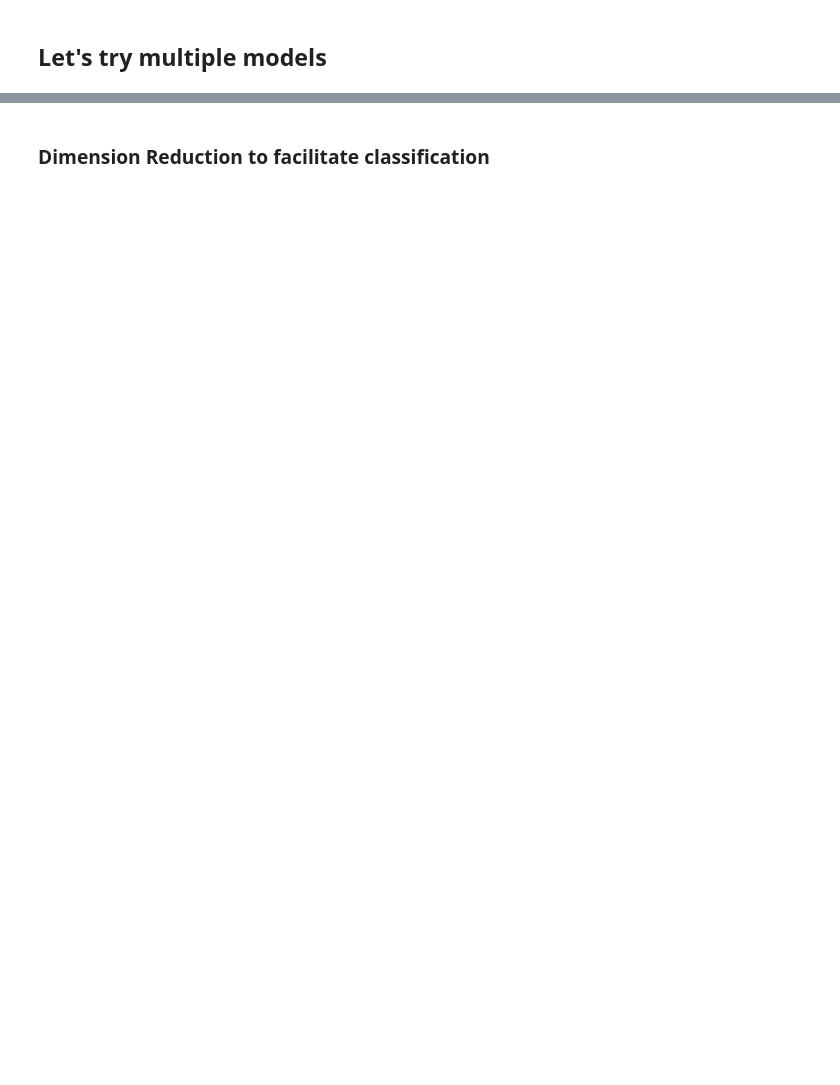
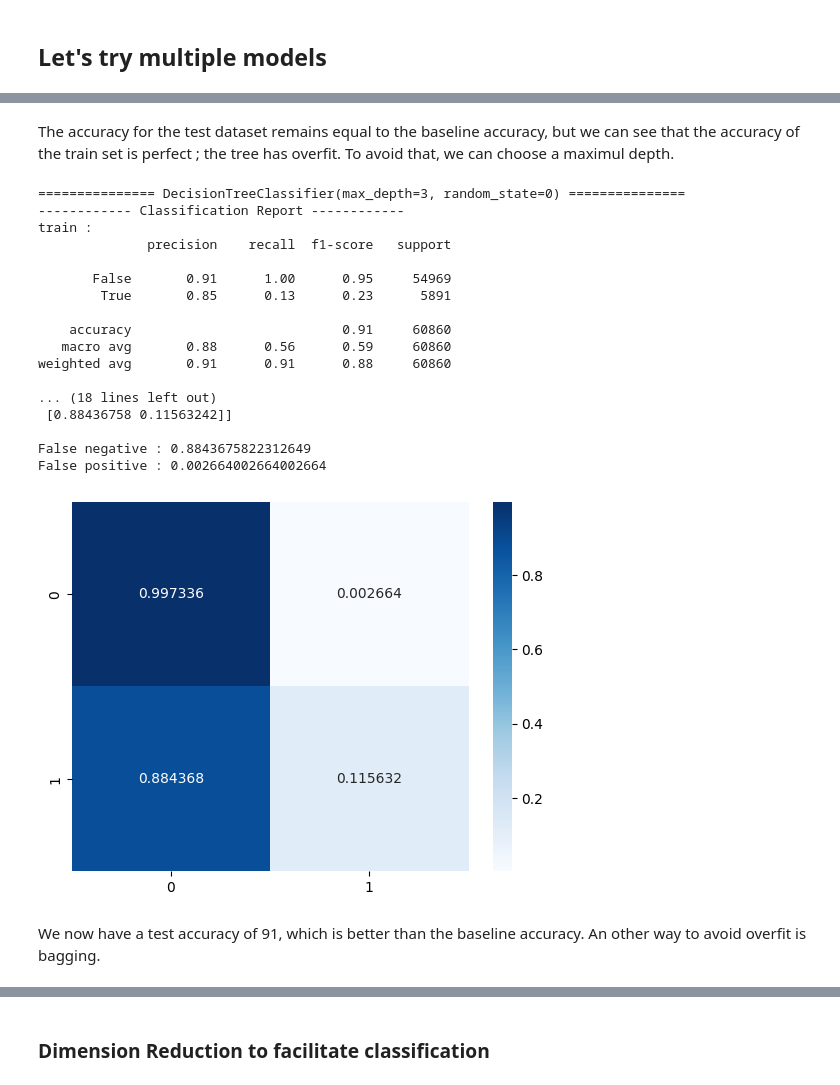
Before and after one commit to Sefray/ptml_project, a Jupyter notebook: nasa-ptml.ipynb, the cells around one changed output, grey strips where cells are left out. Saved outputs shown, nothing was run; the diff lists cells and outputs as text; code cells hidden in the pictures; blank space fills up the shorter version.

```diff
--- a/nasa-ptml.ipynb
+++ b/nasa-ptml.ipynb
@@ -620,0 +633,25 @@ train :
+# %% [markdown]
+The accuracy for the test dataset remains equal to the baseline accuracy, but we can see that the accuracy of the train set is perfect ; the tree has overfit. To avoid that, we can choose a maximul depth.
+# %%
+try_model(DecisionTreeClassifier(random_state=0, max_depth=3))
+# %% [output]
+=============== DecisionTreeClassifier(max_depth=3, random_state=0) ===============
+------------ Classification Report ------------
+train :
+              precision    recall  f1-score   support
+
+       False       0.91      1.00      0.95     54969
+        True       0.85      0.13      0.23      5891
+
+    accuracy                           0.91     60860
+   macro avg       0.88      0.56      0.59     60860
+weighted avg       0.91      0.91      0.88     60860
+
+... (18 lines left out)
+ [0.88436758 0.11563242]]
+
+False negative : 0.8843675822312649
+False positive : 0.002664002664002664
+[figure, added]
+# %% [markdown]
+We now have a test accuracy of 91, which is better than the baseline accuracy. An other way to avoid overfit is bagging.
```
Also changed, not shown: parts of 15 cells of this notebook.
